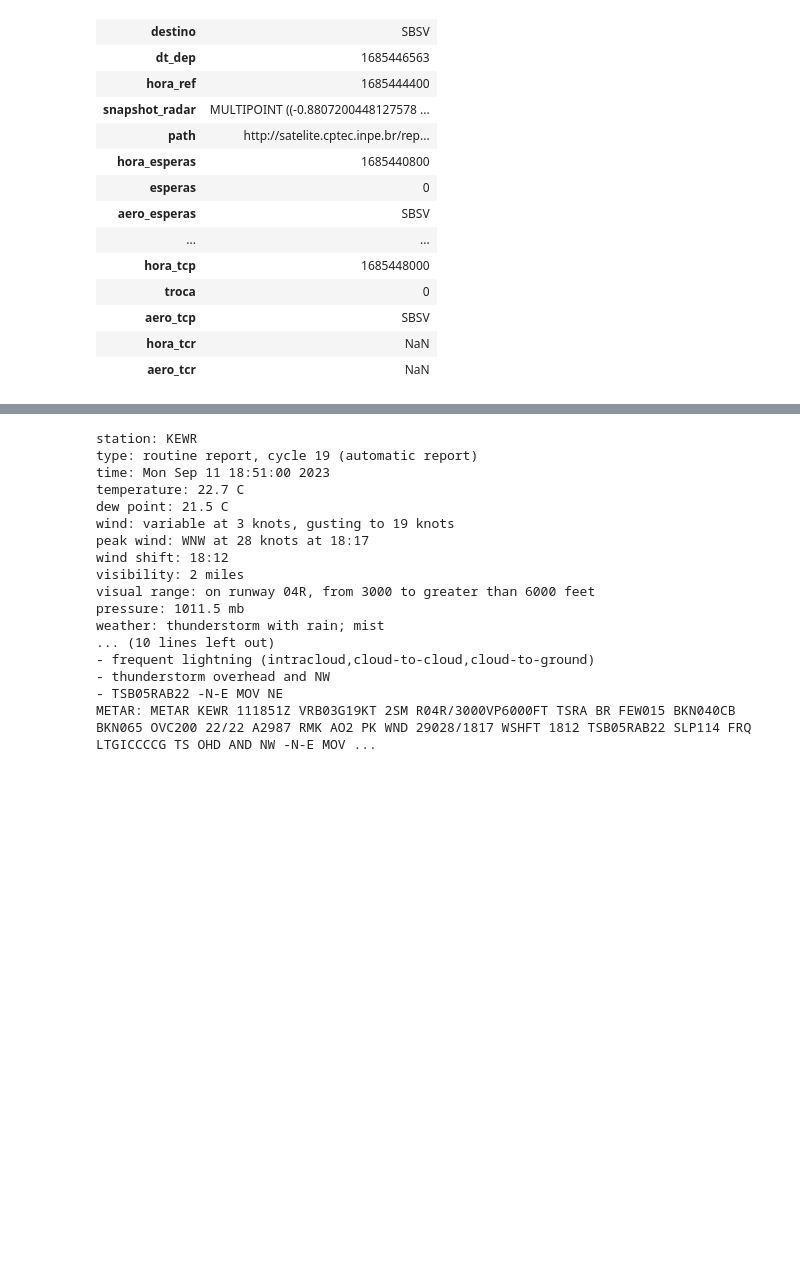
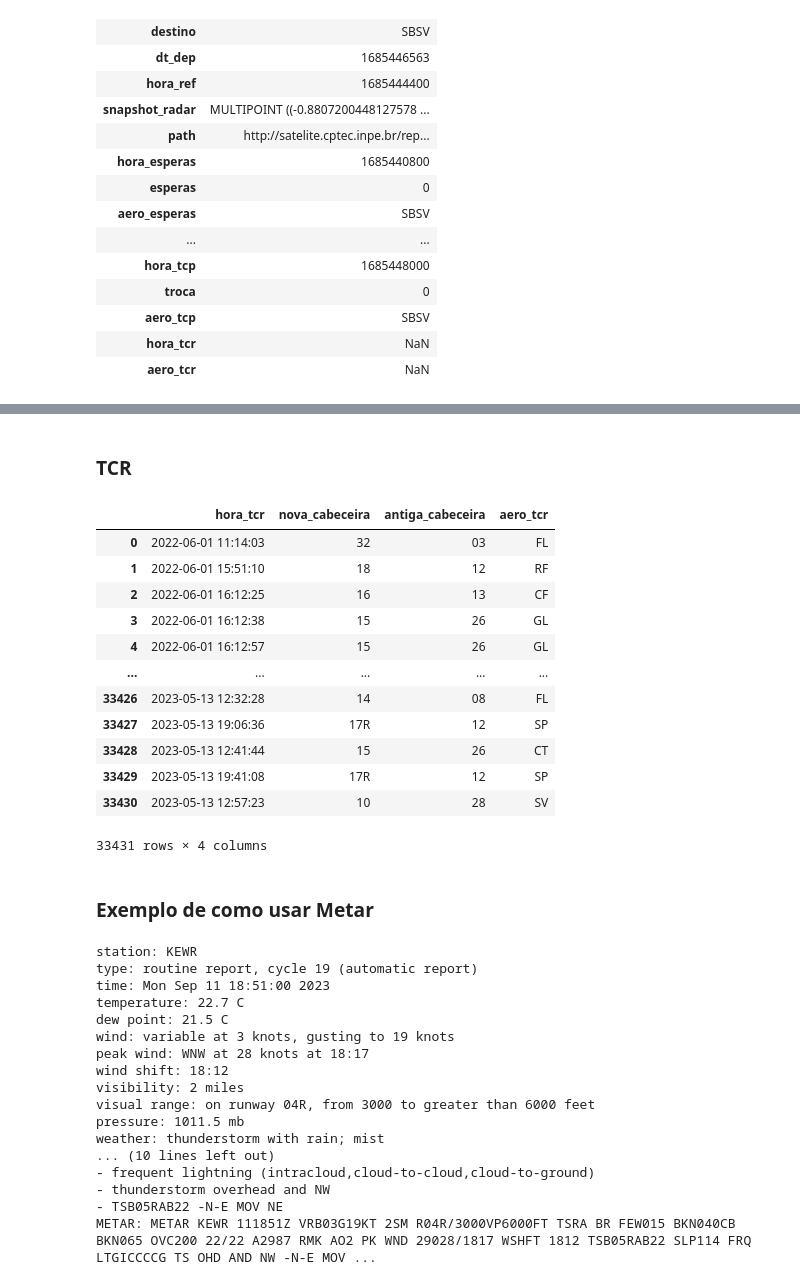
Before and after one commit to UFRJ-Analytica/competicao-ita, a Jupyter notebook: main.ipynb, the cells around one changed output, grey strips where cells are left out. Saved outputs shown, nothing was run; the diff lists cells and outputs as text; code cells hidden in the pictures; blank space fills up the shorter version.

```diff
--- a/main.ipynb
+++ b/main.ipynb
@@ -36,16 +35,19 @@ df.head(1).T
 | aero_tcp | SBSV |
 | hora_tcr | NaN |
 | aero_tcr | NaN |
-# %%
-colunas = ['dt_dep', 'hora_ref', 'hora_esperas', 'hora_metar', 'hora_metaf', 'hora_tcp']
-for name in colunas:
-    df[name] = pd.to_datetime(df[name])
 # %%
+colunas = ['dt_dep', 'hora_ref', 'hora_esperas', 'hora_metar', 'hora_metaf', 'hora_tcp']
+
+# 1. Converter as colunas para datetime de uma só vez
+df[colunas] = df[colunas].apply(pd.to_datetime)
+
+# 2. Encontrar índices de linhas com 'hora_metaf' nula
 null_indices = df.index[df['hora_metaf'].isna()]
 
+# 3. Atualizar as colunas com base nas colunas 'hora_metar' e 'metar'
 df.loc[null_indices, 'hora_metaf'] = df.loc[null_indices, 'hora_metar'] + timedelta(hours=1)
 df.loc[null_indices, 'metaf'] = df.loc[null_indices, 'metar']
 df.loc[null_indices, 'aero_metaf'] = df.loc[null_indices, 'aero_metar']
+
+# 4. Converter as colunas para valores inteiros UNIX timestamp
+df[colunas] = df[colunas].apply(lambda x: x.dt.timestamp()).astype(int)
-# %%
-for name in colunas:
-    df[name] = df[name].apply(lambda x : x.timestamp()).astype(int)
@@ -57,0 +56,17 @@ def convert(timestamp):
+# %%
+def read_and_process_csv(file_path, date_columns=None, rename_columns=None):
+    df = pd.read_csv(file_path)
+
+    if date_columns:
+        for col in date_columns:
+            df[col] = pd.to_datetime(df[col].apply(convert), format='%d/%m/%Y %H:%M:%S')
+
+    if rename_columns:
+        df = df.rename(columns=rename_columns)
+
+    return df
+
+# Define a função de conversão
+def convert(timestamp):
+    data_hora = datetime.datetime.fromtimestamp(timestamp/1000)
+    return data_hora.strftime('%d/%m/%Y %H:%M:%S')
@@ -114,3 +188,24 @@ bimtra
+# %% [markdown]
+### TCR
+# %%
+tcr = read_and_process_csv('Dados/tc-real.csv', date_columns=['hora'], rename_columns={'hora': 'hora_tcr', 'aero': 'aero_tcr'})
+tcr
+# %% [output]
+|  | hora_tcr | nova_cabeceira | antiga_cabeceira | aero_tcr |
+| 0 | 2022-06-01 11:14:03 | 32 | 03 | FL |
+| 1 | 2022-06-01 15:51:10 | 18 | 12 | RF |
+| 2 | 2022-06-01 16:12:25 | 16 | 13 | CF |
+| 3 | 2022-06-01 16:12:38 | 15 | 26 | GL |
+| 4 | 2022-06-01 16:12:57 | 15 | 26 | GL |
+| ... | ... | ... | ... | ... |
+| 33426 | 2023-05-13 12:32:28 | 14 | 08 | FL |
+| 33427 | 2023-05-13 19:06:36 | 17R | 12 | SP |
+| 33428 | 2023-05-13 12:41:44 | 15 | 26 | CT |
+| 33429 | 2023-05-13 19:41:08 | 17R | 12 | SP |
+| 33430 | 2023-05-13 12:57:23 | 10 | 28 | SV |
+33431 rows × 4 columns
+# %% [markdown]
+### Exemplo de como usar Metar
 # %%
 from metar import Metar
 obs = Metar.Metar('METAR KEWR 111851Z VRB03G19KT 2SM R04R/3000VP6000FT TSRA BR FEW015 BKN040CB BKN065 OVC200 22/22 A2987 RMK AO2 PK WND 29028/1817 WSHFT 1812 TSB05RAB22 SLP114 FRQ LTGICCCCG TS OHD AND NW -N-E MOV NE P0013 T02270215')
```
Also changed, not shown: parts of 23 cells of this notebook.
